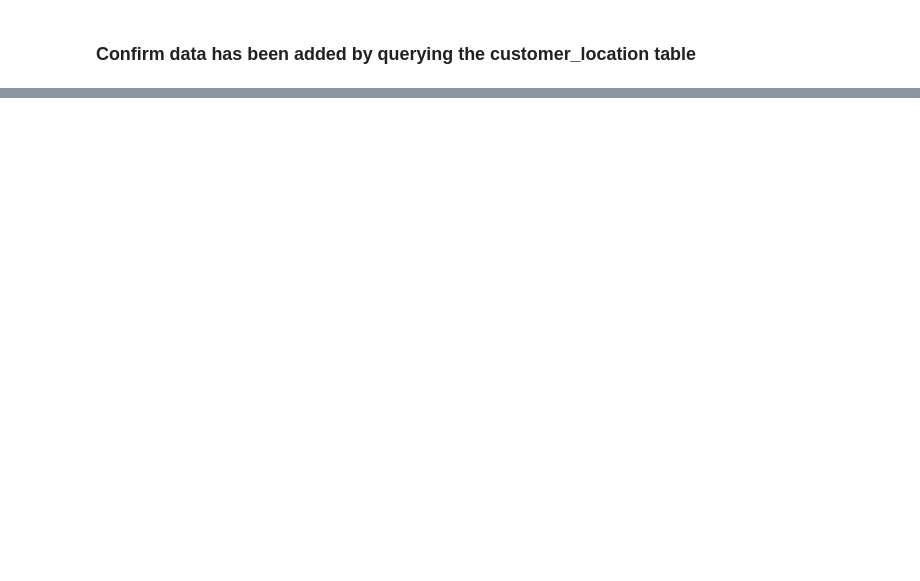
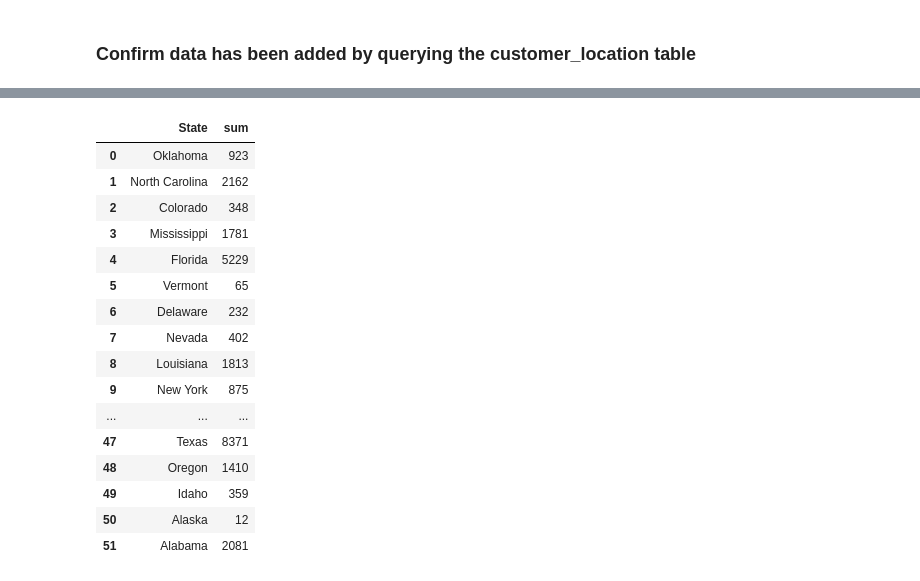
Before and after one commit to whiterabbit2020/etl-project, a Jupyter notebook: etl-project.ipynb, the cells around one changed output, grey strips where cells are left out. Saved outputs shown, nothing was run; the diff lists cells and outputs as text; code cells hidden in the pictures; blank space fills up the shorter version.

```diff
--- a/etl-project.ipynb
+++ b/etl-project.ipynb
@@ -103,0 +143,23 @@ pd.read_sql_query('select * from customer_location', con=engine).tail()
+# %%
+# following query provides the statewise summary for the Multi- Section Mobile houses.
+# link for the details on mobile homes is at
+# https://www.manufacturedhomes.com/blog/manufacturedhomes-industryterms/
+pd.read_sql_query('select ss."State", SUM(ss."Multi- Section") from shipment_summary ss GROUP BY ss."State"', con=engine)
+# %% [output]
+|  | State | sum |
+| 0 | Oklahoma | 923 |
+| 1 | North Carolina | 2162 |
+| 2 | Colorado | 348 |
+| 3 | Mississippi | 1781 |
+| 4 | Florida | 5229 |
+| 5 | Vermont | 65 |
+| 6 | Delaware | 232 |
+| 7 | Nevada | 402 |
+| 8 | Louisiana | 1813 |
+| 9 | New York | 875 |
+| ... | ... | ... |
+| 47 | Texas | 8371 |
+| 48 | Oregon | 1410 |
+| 49 | Idaho | 359 |
+| 50 | Alaska | 12 |
+| 51 | Alabama | 2081 |
```
Also changed, not shown: parts of 19 cells of this notebook.
